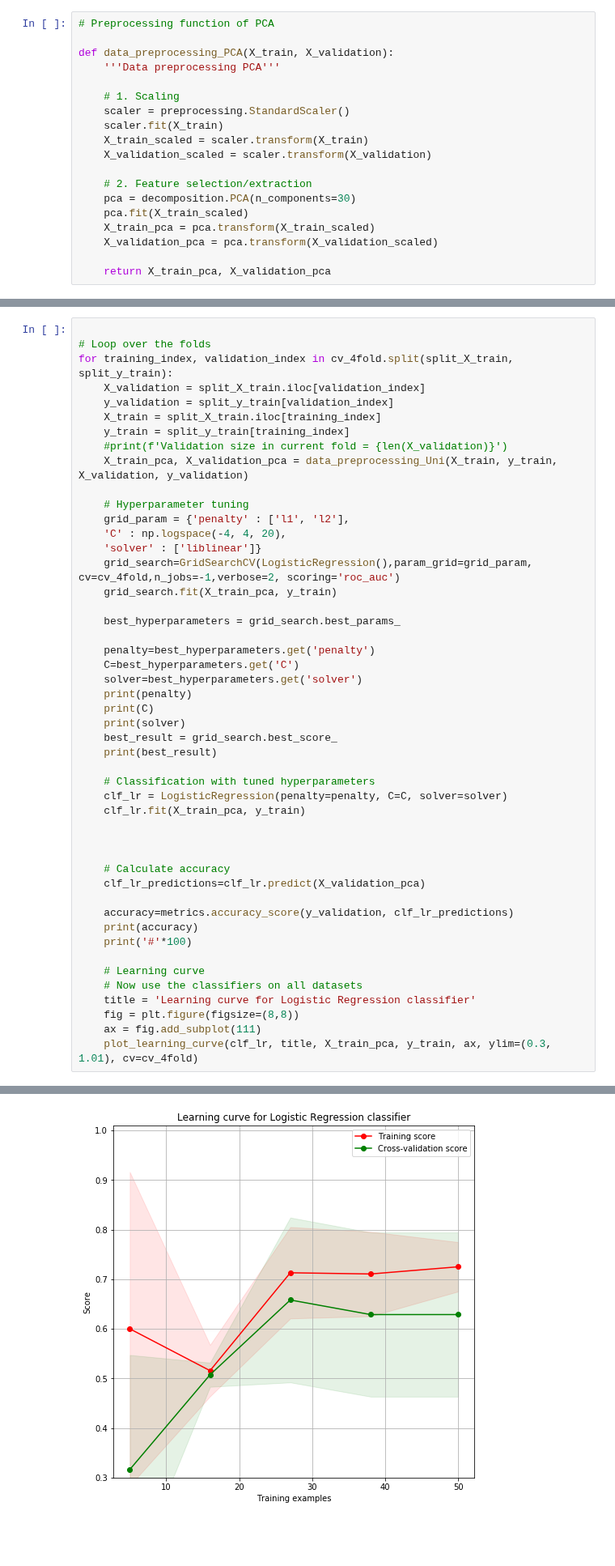
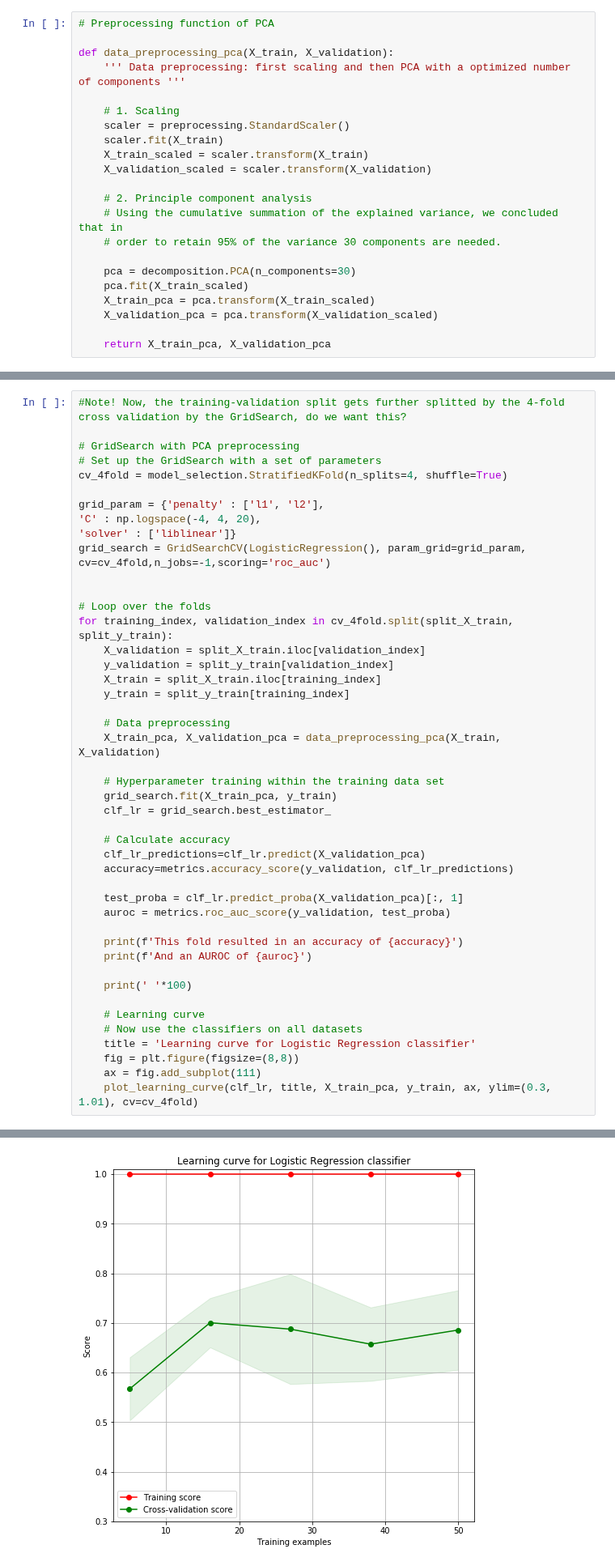
Before and after one commit to puckgroen/TM10007_PROJECT, a Jupyter notebook: Logistic_Regression.ipynb, the cells around one changed output, grey strips where cells are left out. Shown at 81% size. Drawn from its saved outputs; the diff is of its cells as text; blank space fills up the shorter version.

Commit message:
LogisticRegression update

```diff
--- a/Logistic_Regression.ipynb
+++ b/Logistic_Regression.ipynb
@@ -39,8 +39,8 @@ from sklearn.linear_model import LogisticRegressionCV
 # %%
 # Preprocessing function of PCA
 
-def data_preprocessing_PCA(X_train, X_validation):
-    '''Data preprocessing PCA'''
+def data_preprocessing_pca(X_train, X_validation):
+    ''' Data preprocessing: first scaling and then PCA with a optimized number of components '''
 
     # 1. Scaling
     scaler = preprocessing.StandardScaler()
@@ -48,7 +48,10 @@ def data_preprocessing_PCA(X_train, X_validation):
     X_train_scaled = scaler.transform(X_train)
     X_validation_scaled = scaler.transform(X_validation)
 
-    # 2. Feature selection/extraction
+    # 2. Principle component analysis
+    # Using the cumulative summation of the explained variance, we concluded that in
+    # order to retain 95% of the variance 30 components are needed.
+
     pca = decomposition.PCA(n_components=30)
     pca.fit(X_train_scaled)
     X_train_pca = pca.transform(X_train_scaled)
@@ -215,4 +202,15 @@ The number of features: 159
 # %%
+#Note! Now, the training-validation split gets further splitted by the 4-fold cross validation by the GridSearch, do we want this?
+
+# GridSearch with PCA preprocessing
+# Set up the GridSearch with a set of parameters
+cv_4fold = model_selection.StratifiedKFold(n_splits=4, shuffle=True)
+
+grid_param = {'penalty' : ['l1', 'l2'],
+'C' : np.logspace(-4, 4, 20),
+'solver' : ['liblinear']}
+grid_search = GridSearchCV(LogisticRegression(), param_grid=grid_param, cv=cv_4fold,n_jobs=-1,scoring='roc_auc')
+
 
 # Loop over the folds
 for training_index, validation_index in cv_4fold.split(split_X_train, split_y_train):
@@ -220,39 +218,25 @@ for training_index, validation_index in cv_4fold.split(split_X_train, split_y_tr
     y_validation = split_y_train[validation_index]
     X_train = split_X_train.iloc[training_index]
     y_train = split_y_train[training_index]
-    #print(f'Validation size in current fold = {len(X_validation)}')
-    X_train_pca, X_validation_pca = data_preprocessing_Uni(X_train, y_train, X_validation, y_validation)
 
-    # Hyperparameter tuning
-    grid_param = {'penalty' : ['l1', 'l2'],
-    'C' : np.logspace(-4, 4, 20),
-    'solver' : ['liblinear']}
-    grid_search=GridSearchCV(LogisticRegression(),param_grid=grid_param, cv=cv_4fold,n_jobs=-1,verbose=2, scoring='roc_auc')
+    # Data preprocessing
+    X_train_pca, X_validation_pca = data_preprocessing_pca(X_train, X_validation)
+
+    # Hyperparameter training within the training data set
     grid_search.fit(X_train_pca, y_train)
-
-    best_hyperparameters = grid_search.best_params_
-
-    penalty=best_hyperparameters.get('penalty')
-    C=best_hyperparameters.get('C')
-    solver=best_hyperparameters.get('solver')
-    print(penalty)
-    print(C)
-    print(solver)
-    best_result = grid_search.best_score_
-    print(best_result)
-
-    # Classification with tuned hyperparameters
-    clf_lr = LogisticRegression(penalty=penalty, C=C, solver=solver)
-    clf_lr.fit(X_train_pca, y_train)
-
-
+    clf_lr = grid_search.best_estimator_
 
     # Calculate accuracy
     clf_lr_predictions=clf_lr.predict(X_validation_pca)
+    accuracy=metrics.accuracy_score(y_validation, clf_lr_predictions)
 
-    accuracy=metrics.accuracy_score(y_validation, clf_lr_predictions)
-    print(accuracy)
-    print('#'*100)
+    test_proba = clf_lr.predict_proba(X_validation_pca)[:, 1]
+    auroc = metrics.roc_auc_score(y_validation, test_proba)
+
+    print(f'This fold resulted in an accuracy of {accuracy}')
+    print(f'And an AUROC of {auroc}')
+
+    print(' '*100)
 
     # Learning curve
     # Now use the classifiers on all datasets
@@ -282 +260 @@ liblinear
-[figure, old version]
+[figure, new version]
```
Also changed, not shown: parts of 5 cells of this notebook.
